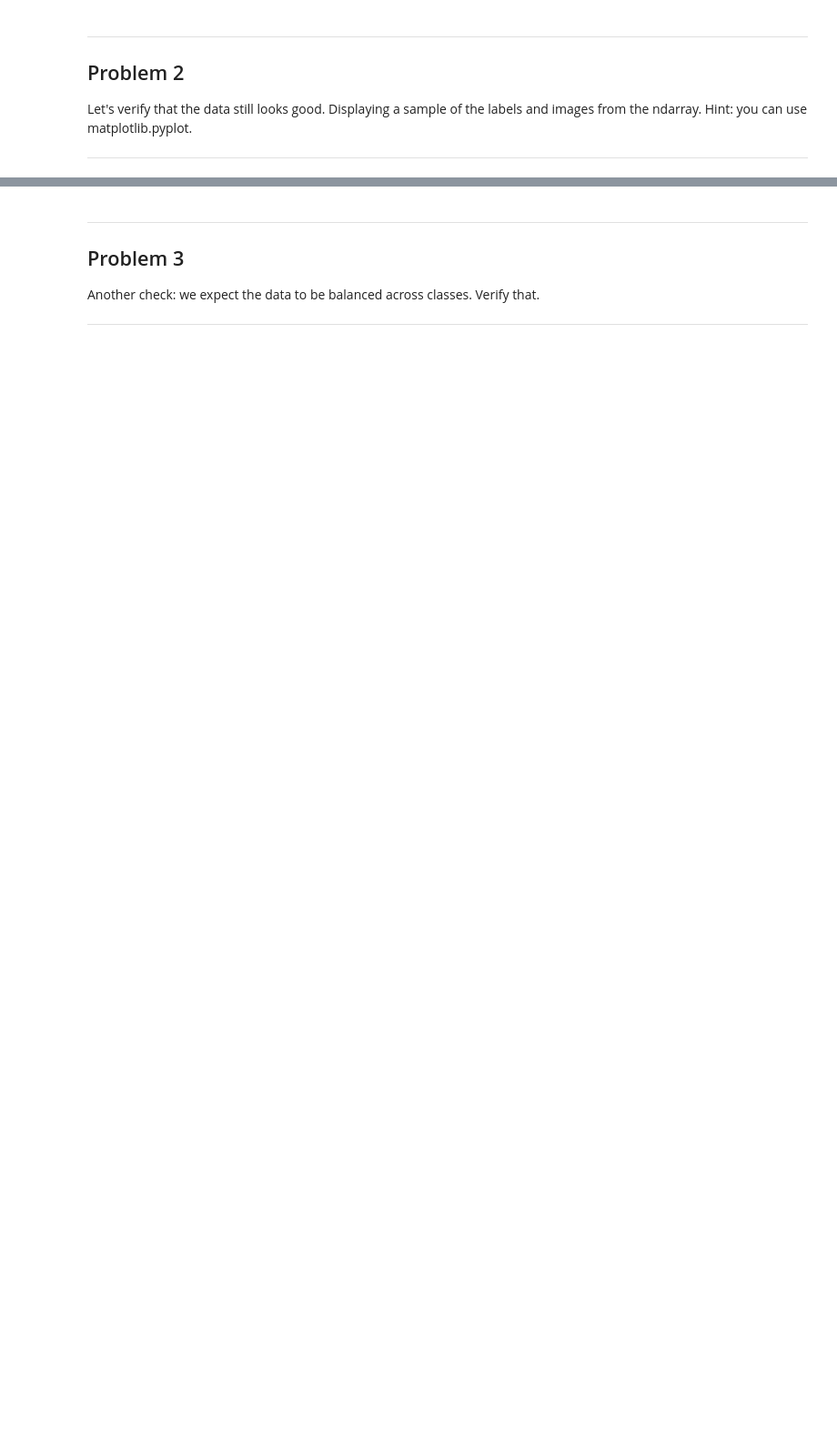
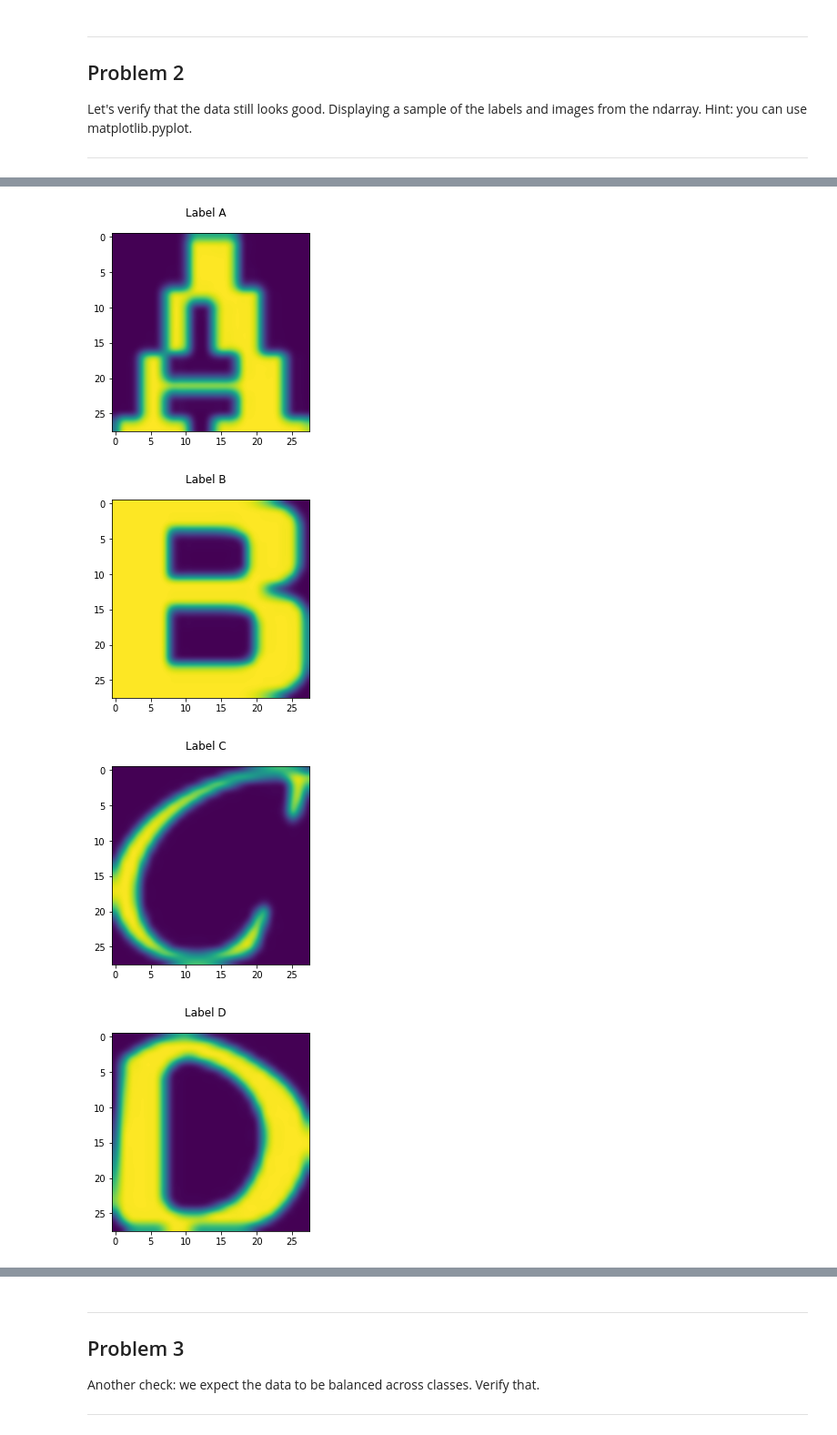
Before and after one commit to radpet/stuff, a Jupyter notebook: fmi-dnn/assignment2/1_notmnist.ipynb, the cells around one changed output, grey strips where cells are left out. Shown at 91% size. Cells and saved outputs as stored; diff of their text form; code cells hidden in the pictures; blank space fills up the shorter version.

```diff
--- a/fmi-dnn/assignment2/1_notmnist.ipynb
+++ b/fmi-dnn/assignment2/1_notmnist.ipynb
@@ -232,0 +236,2 @@ Let's verify that the data still looks good. Displaying a sample of the labels a
+# %%
+test_dataset = [load_dataset(x) for x in test_datasets]
@@ -232,0 +258,9 @@ Let's verify that the data still looks good. Displaying a sample of the labels a
+# %%
+for (dataset,label) in test_dataset:
+    random_idx = np.random.randint(dataset.shape[0])
+    display_img(dataset[random_idx], label)
+# %% [output]
+[figure, added]
+[figure, added]
+[figure, added]
+[figure, added]
```
Also changed, not shown: parts of 16 cells of this notebook.
